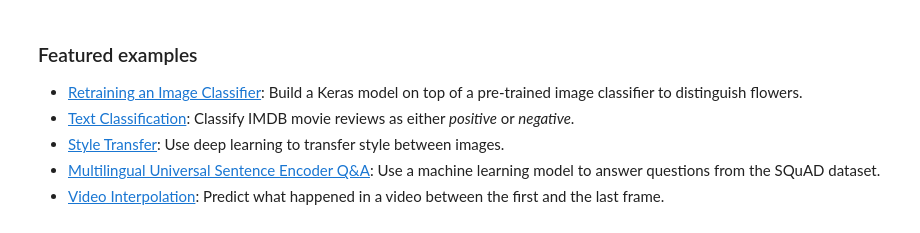
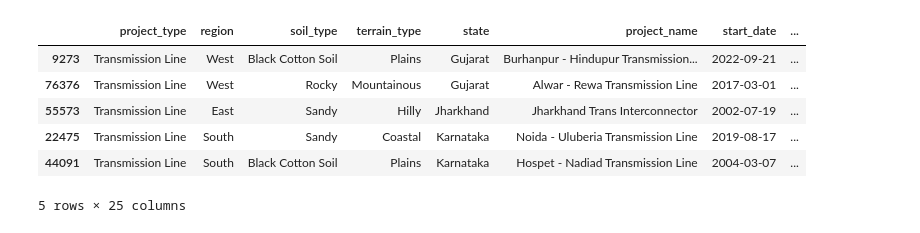
Before and after one commit to Doodle-Aditya/Power-grid, a Jupyter notebook: EDA.ipynb, the cells around one changed output. Cells and saved outputs as stored; diff of their text form; code cells hidden in the pictures.

```diff
--- a/EDA.ipynb
+++ b/EDA.ipynb
@@ -199,14 +2,0 @@ These are a few of the notebooks related to Machine Learning, including Google's
-# %% [markdown]
-<div class="markdown-google-sans">
-
-<a name="machine-learning-examples"></a>
-
-### Featured examples
-
-</div>
-
-- [Retraining an Image Classifier](https://tensorflow.org/hub/tutorials/tf2_image_retraining): Build a Keras model on top of a pre-trained image classifier to distinguish flowers.
-- [Text Classification](https://tensorflow.org/hub/tutorials/tf2_text_classification): Classify IMDB movie reviews as either *positive* or *negative*.
-- [Style Transfer](https://tensorflow.org/hub/tutorials/tf2_arbitrary_image_stylization): Use deep learning to transfer style between images.
-- [Multilingual Universal Sentence Encoder Q&A](https://tensorflow.org/hub/tutorials/retrieval_with_tf_hub_universal_encoder_qa): Use a machine learning model to answer questions from the SQuAD dataset.
-- [Video Interpolation](https://tensorflow.org/hub/tutorials/tweening_conv3d): Predict what happened in a video between the first and the last frame.
@@ -212,0 +8,12 @@ These are a few of the notebooks related to Machine Learning, including Google's
+# %%
+df = pd.read_csv("data.csv")
+# %%
+df.sample(5)
+# %% [output]
+|  | project_type | region | soil_type | terrain_type | state | project_name | start_date | ... |
+| 9273 | Transmission Line | West | Black Cotton Soil | Plains | Gujarat | Burhanpur - Hindupur Transmission... | 2022-09-21 | ... |
+| 76376 | Transmission Line | West | Rocky | Mountainous | Gujarat | Alwar - Rewa Transmission Line | 2017-03-01 | ... |
+| 55573 | Transmission Line | East | Sandy | Hilly | Jharkhand | Jharkhand Trans Interconnector | 2002-07-19 | ... |
+| 22475 | Transmission Line | South | Sandy | Coastal | Karnataka | Noida - Uluberia Transmission Line | 2019-08-17 | ... |
+| 44091 | Transmission Line | South | Black Cotton Soil | Plains | Karnataka | Hospet - Nadiad Transmission Line | 2004-03-07 | ... |
+5 rows × 25 columns
```
Also changed, not shown: parts of 24 cells of this notebook.
